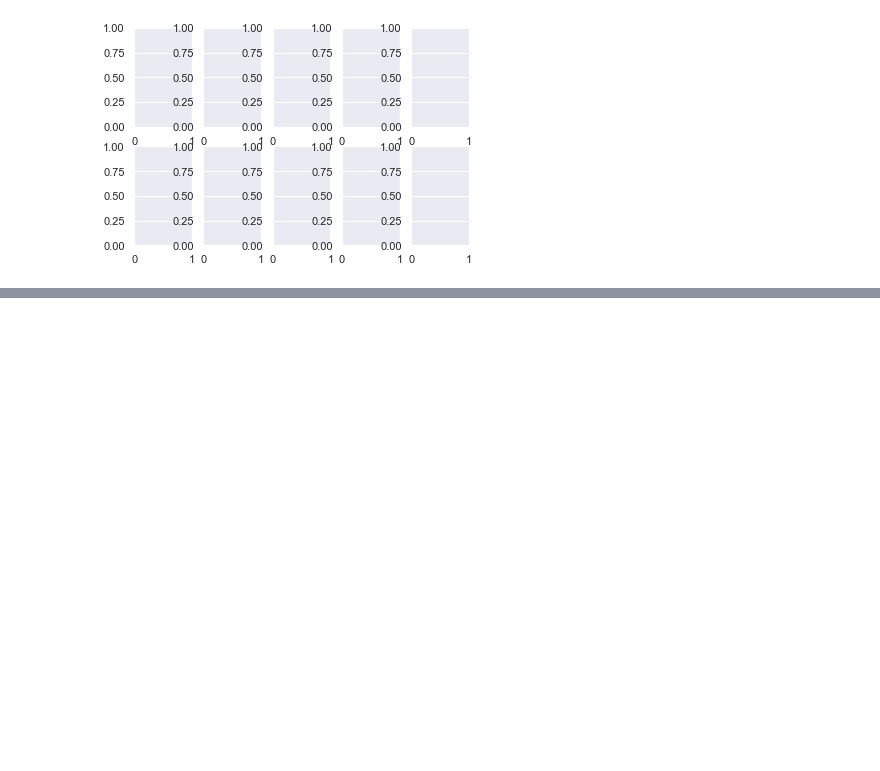
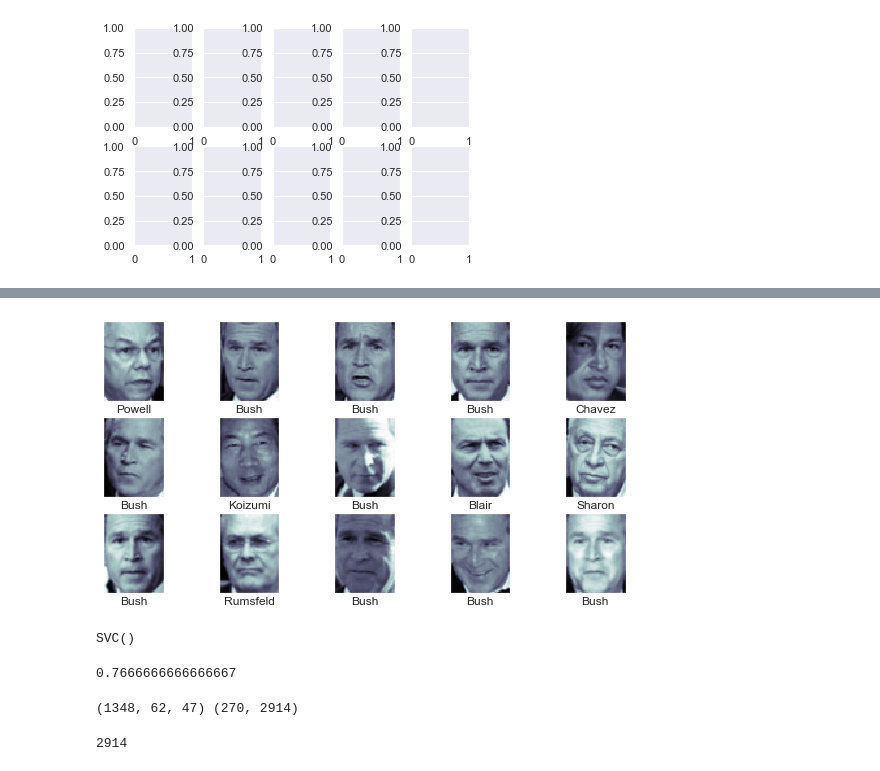
Before and after one commit to ikReza/ML-algorithms, a Jupyter notebook: SVM/face-recognition.ipynb, the cells around one changed output, grey strips where cells are left out. Saved outputs shown, nothing was run; the diff lists cells and outputs as text; code cells hidden in the pictures; blank space fills up the shorter version.

Commit message:
lfw faces

```diff
--- a/SVM/face-recognition.ipynb
+++ b/SVM/face-recognition.ipynb
@@ -58,0 +59,8 @@ for idx, axi in enumerate(ax.flat):
+# %%
+fig, ax = plt.subplots(nrows=3, ncols=5, figsize=(10,5))
+for idx, axi in enumerate(ax.flat):
+    axi.imshow(faces.images[idx], cmap="bone")
+    axi.set(xticks = [], yticks = [],
+            xlabel = faces.target_names[faces.target[idx]].split()[-1])
+# %% [output]
+[figure, added]
@@ -58,0 +75,9 @@ for idx, axi in enumerate(ax.flat):
+# %%
+clf = SVC()
+clf.fit(X_train, y_train)
+# %% [output]
+SVC()
+# %%
+clf.score(X_test, y_test)
+# %% [output]
+0.7666666666666667
@@ -58,0 +86,8 @@ for idx, axi in enumerate(ax.flat):
+# %%
+print(faces.images.shape, X_test.shape)
+# %% [output]
+(1348, 62, 47) (270, 2914)
+# %%
+62 * 47
+# %% [output]
+2914
```
Also changed, not shown: parts of 5 cells of this notebook.
